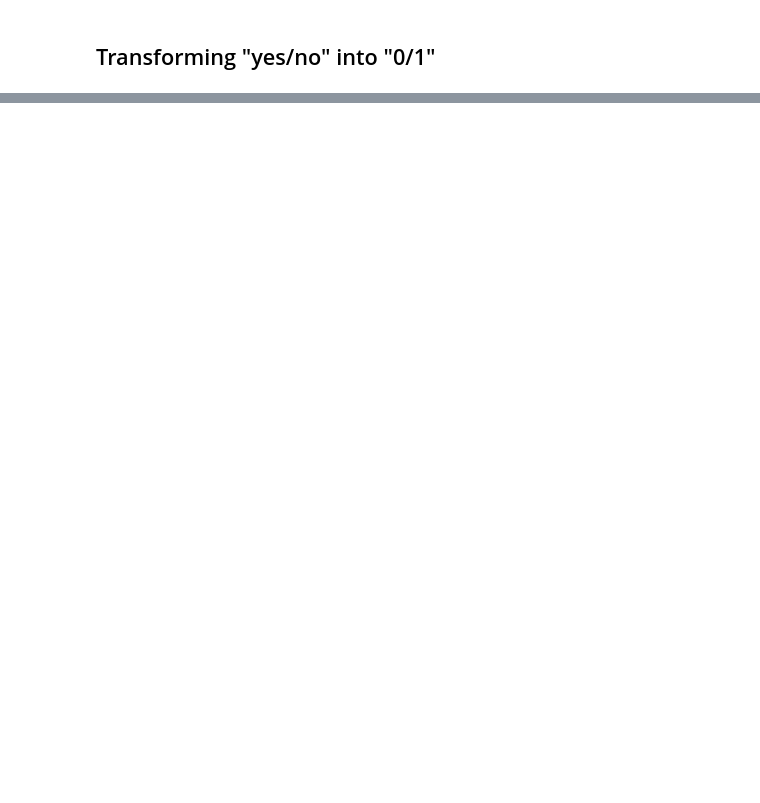
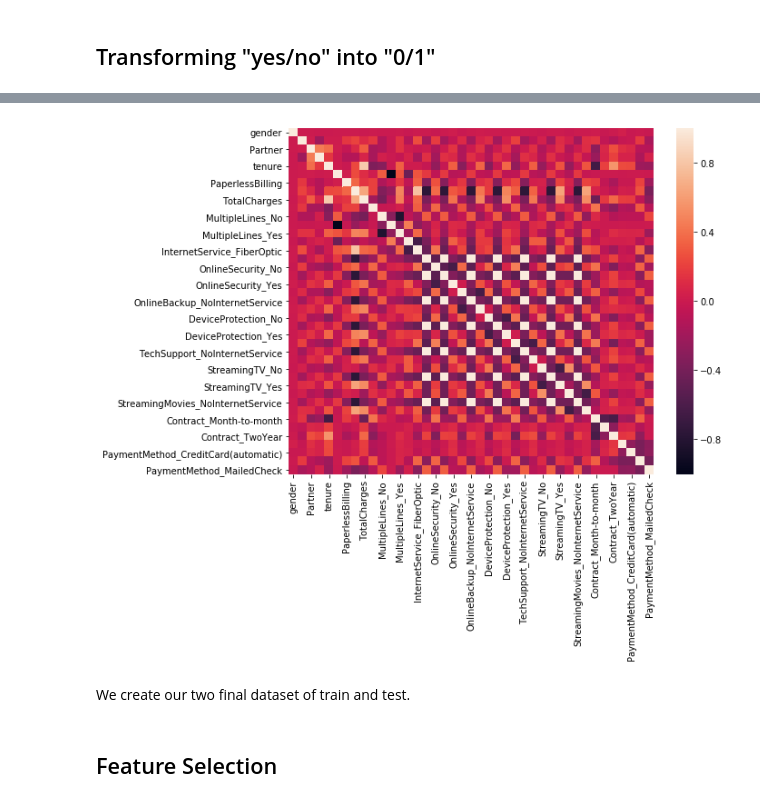
Before and after one commit to gigiatzeni/Tlc_Assignment_UCSC, a Jupyter notebook: Telco.ipynb, the cells around one changed output, grey strips where cells are left out. Cells and saved outputs as stored; diff of their text form; code cells hidden in the pictures; blank space fills up the shorter version.

```diff
--- a/Telco.ipynb
+++ b/Telco.ipynb
@@ -142,0 +375,8 @@ tlc_db1
+# %%
+sss = StratifiedShuffleSplit(test_size=0.25, n_splits=1, random_state=1234)
+
+for train_index, test_index in sss.split(tlc_db1, tlc_db1['Churn']):
+    print(len(train_index), len(test_index))
+    print(tlc_db1.loc[train_index, 'Churn'].mean(), tlc_db1.loc[test_index, 'Churn'].mean())
+    train = tlc_db1.loc[train_index]
+    test = tlc_db1.loc[test_index]
@@ -142,0 +407,10 @@ tlc_db1
+# %%
+correlations = train.corr()
+
+plt.figure(figsize=(9, 7))
+sns.heatmap(correlations)
+plt.show()
+# %% [output]
+[figure, added]
+# %% [markdown]
+We create our two final dataset of train and test.
@@ -142,0 +422,2 @@ tlc_db1
+# %% [markdown]
+## Feature Selection
```
Also changed, not shown: parts of 146 cells of this notebook, 5 other files.
